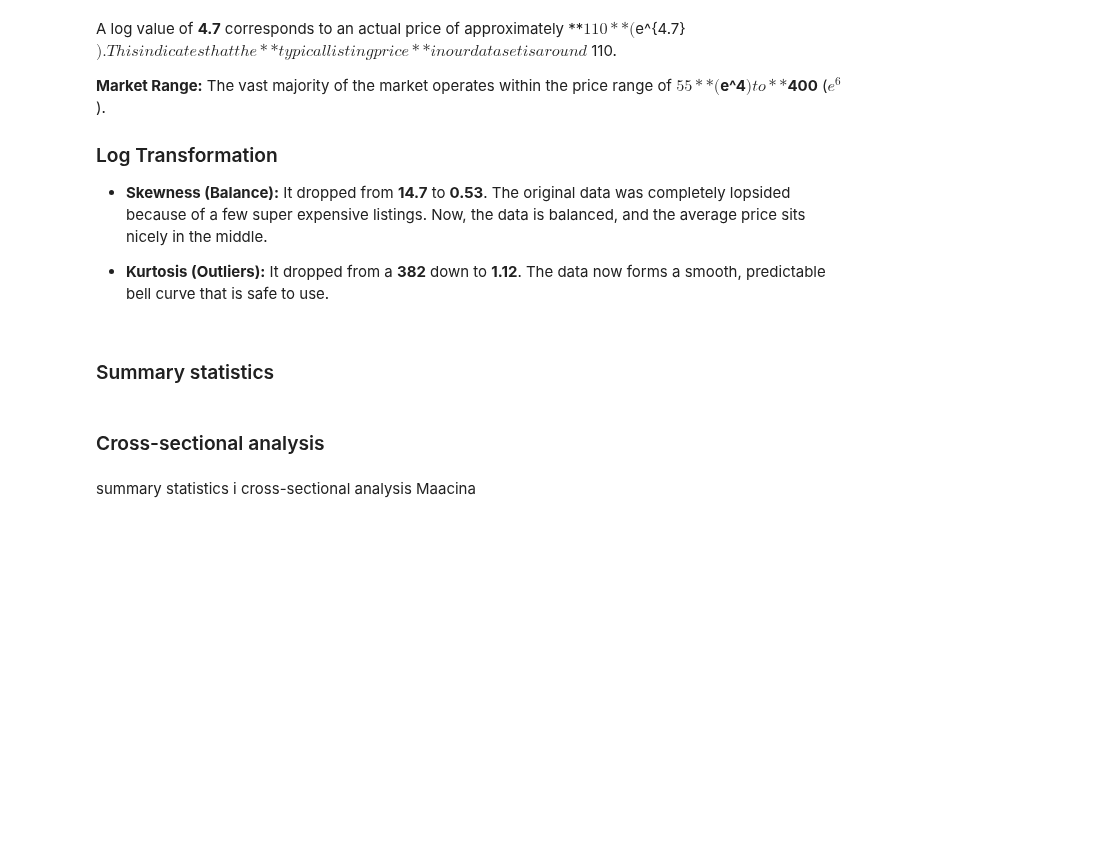
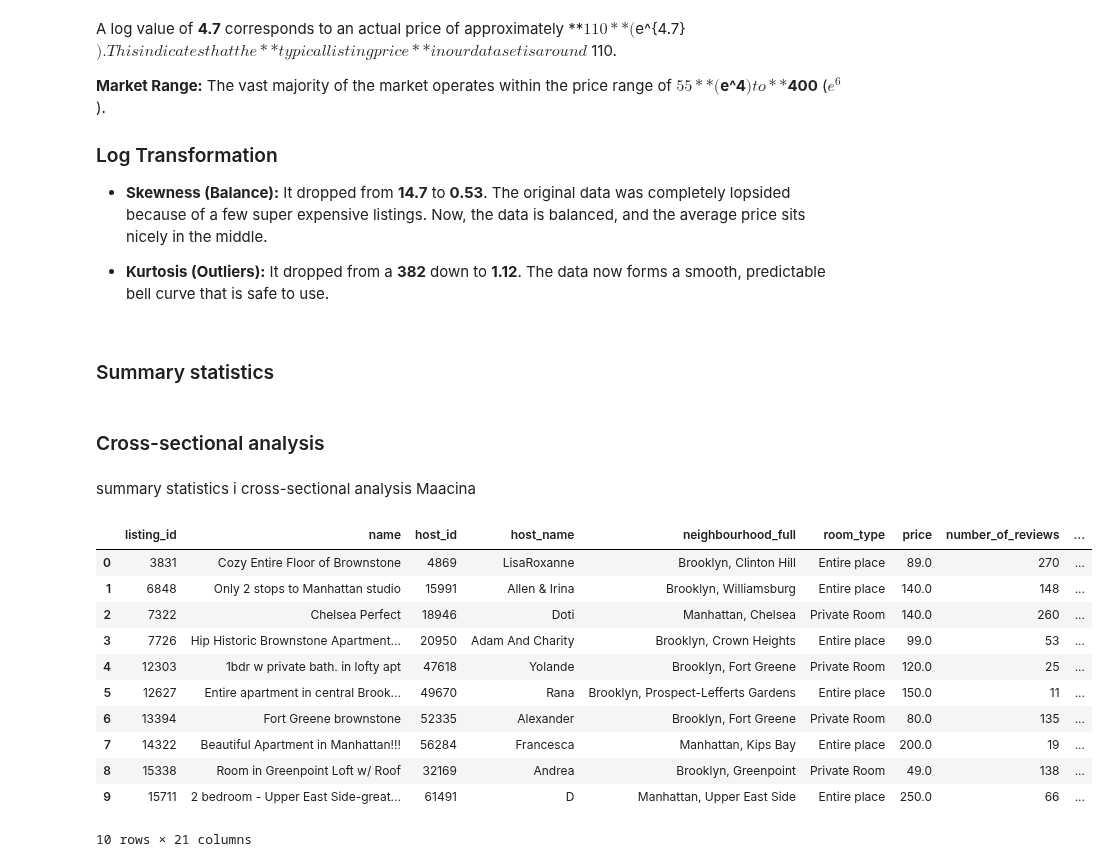
Before and after one commit to simioon/descriptive-statistics-meanlads, a Jupyter notebook: data-cleansing-visualization/Cleaning_Data_in_Python_live_session.ipynb, the cells around one changed output. Cells and saved outputs as stored; diff of their text form; code cells hidden in the pictures; blank space fills up the shorter version.

```diff
--- a/data-cleansing-visualization/Cleaning_Data_in_Python_live_session.ipynb
+++ b/data-cleansing-visualization/Cleaning_Data_in_Python_live_session.ipynb
@@ -872,3 +872,18 @@ This indicates that the **typical listing price** in our dataset is around $110.
 ### Cross-sectional analysis
 # %% [markdown]
 summary statistics i cross-sectional analysis Maacina
+# %%
+airbnb.head(10)
+# %% [output]
+|  | listing_id | name | host_id | host_name | neighbourhood_full | room_type | price | number_of_reviews | ... |
+| 0 | 3831 | Cozy Entire Floor of Brownstone | 4869 | LisaRoxanne | Brooklyn, Clinton Hill | Entire place | 89.0 | 270 | ... |
+| 1 | 6848 | Only 2 stops to Manhattan studio | 15991 | Allen & Irina | Brooklyn, Williamsburg | Entire place | 140.0 | 148 | ... |
+| 2 | 7322 | Chelsea Perfect | 18946 | Doti | Manhattan, Chelsea | Private Room | 140.0 | 260 | ... |
+| 3 | 7726 | Hip Historic Brownstone Apartment... | 20950 | Adam And Charity | Brooklyn, Crown Heights | Entire place | 99.0 | 53 | ... |
+| 4 | 12303 | 1bdr w private bath. in lofty apt | 47618 | Yolande | Brooklyn, Fort Greene | Private Room | 120.0 | 25 | ... |
+| 5 | 12627 | Entire apartment in central Brook... | 49670 | Rana | Brooklyn, Prospect-Lefferts Gardens | Entire place | 150.0 | 11 | ... |
+| 6 | 13394 | Fort Greene brownstone | 52335 | Alexander | Brooklyn, Fort Greene | Private Room | 80.0 | 135 | ... |
+| 7 | 14322 | Beautiful Apartment in Manhattan!!! | 56284 | Francesca | Manhattan, Kips Bay | Entire place | 200.0 | 19 | ... |
+| 8 | 15338 | Room in Greenpoint Loft w/ Roof | 32169 | Andrea | Brooklyn, Greenpoint | Private Room | 49.0 | 138 | ... |
+| 9 | 15711 | 2 bedroom - Upper East Side-great... | 61491 | D | Manhattan, Upper East Side | Entire place | 250.0 | 66 | ... |
+10 rows × 21 columns
```
Also changed, not shown: parts of 16 cells of this notebook.
